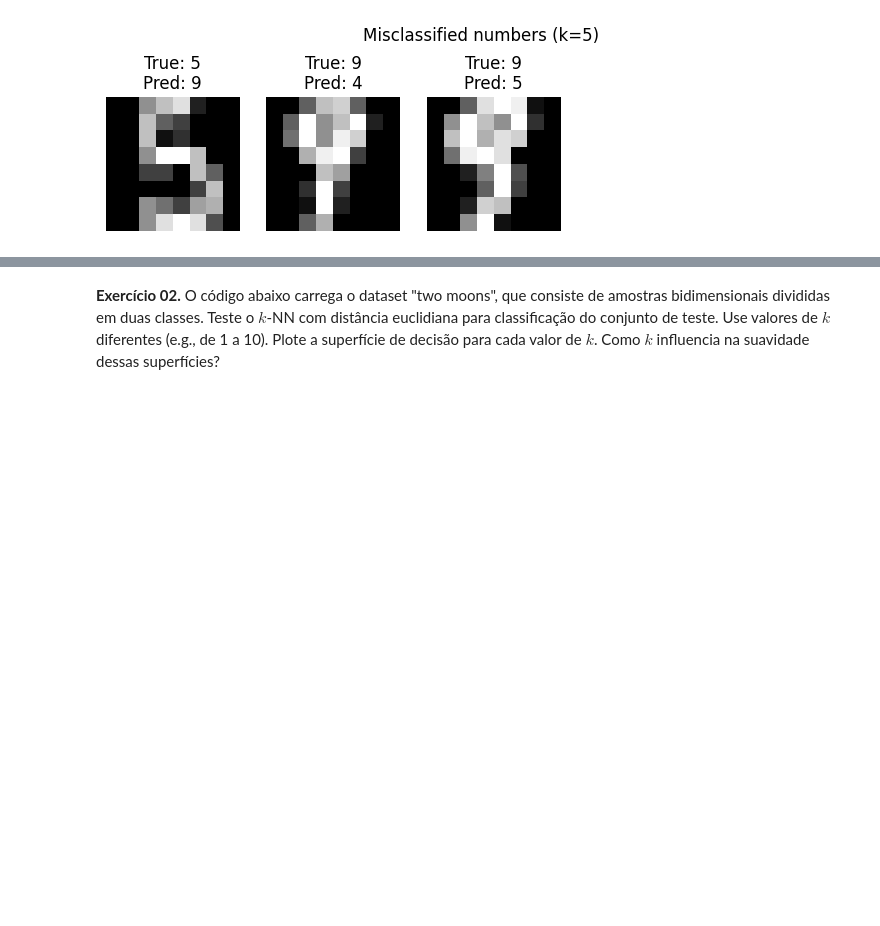
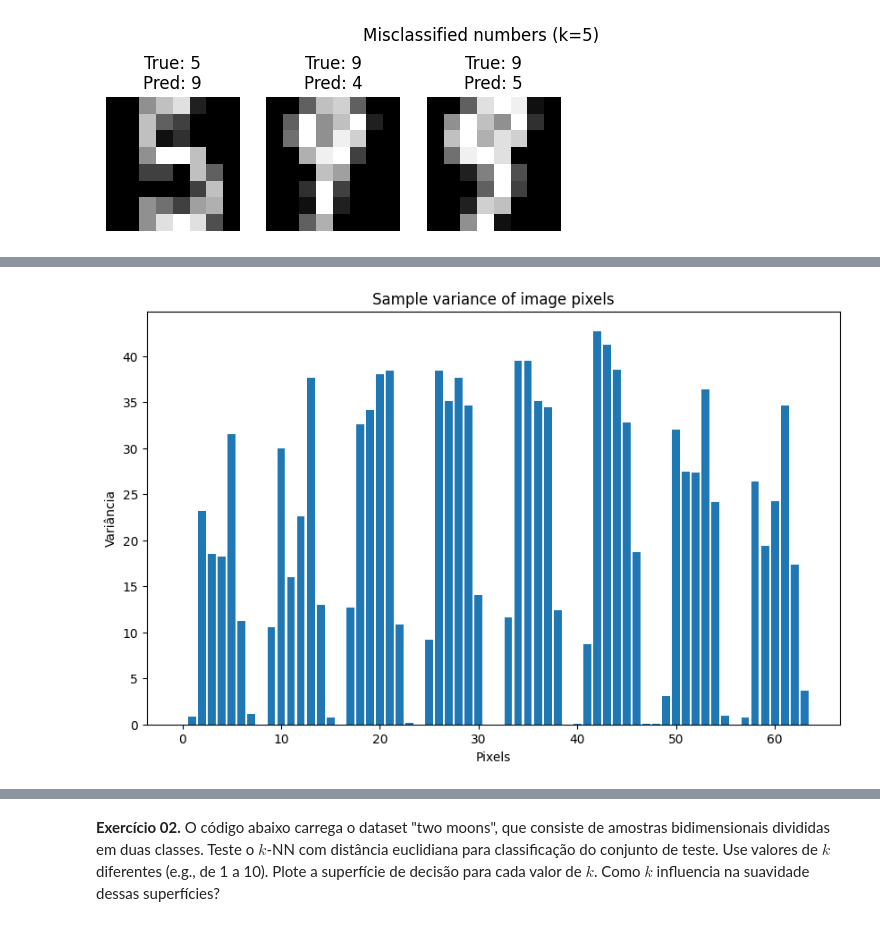
Before and after one commit to G-mikael/Lista_Machine_Learning, a Jupyter notebook: HW1.ipynb, the cells around one changed output, grey strips where cells are left out. Drawn from its saved outputs; the diff is of its cells as text; code cells hidden in the pictures; blank space fills up the shorter version.

```diff
--- a/HW1.ipynb
+++ b/HW1.ipynb
@@ -78,0 +83,13 @@ And these were the misclassified images
+# %%
+def plot_sample_variance(train_features_sample: np.ndarray):
+    variances = np.var(train_features_sample, axis=0)
+    plt.figure(figsize=(10, 6))
+    plt.bar(range(len(variances)), variances)
+    plt.xlabel('Pixels')
+    plt.ylabel('Variância')
+    plt.title('Sample variance of image pixels')
+    plt.show()
+# %%
+plot_sample_variance(mnist.features_train)
+# %% [output]
+[figure, added]
```
Also changed, not shown: parts of 9 cells of this notebook.
